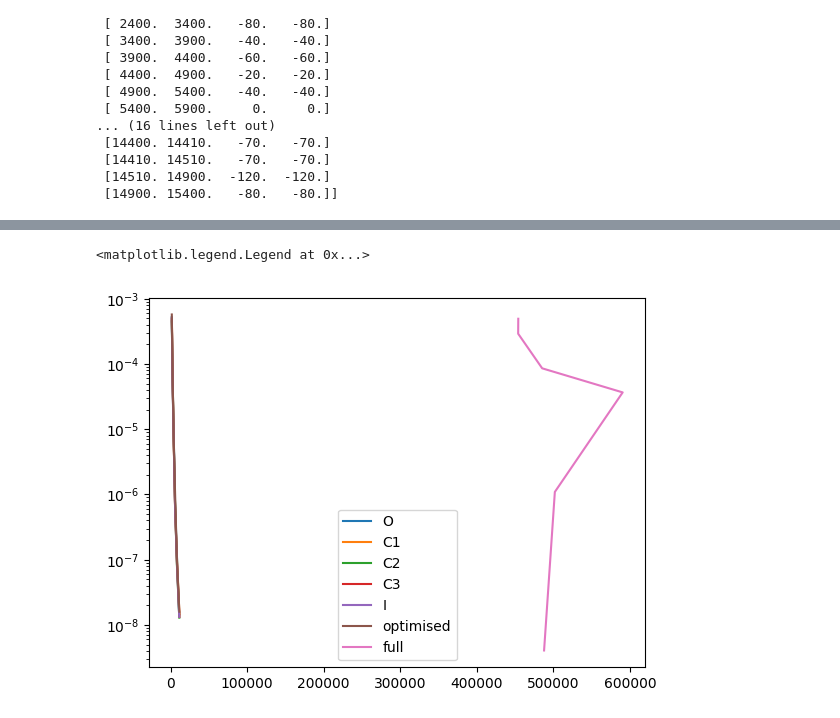
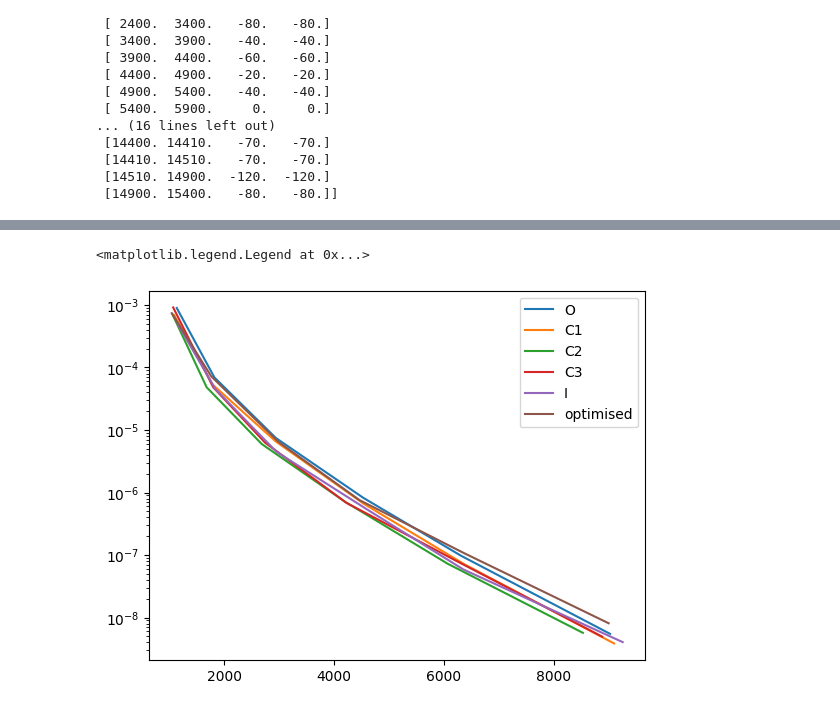
Before and after one commit to joeyshuttleworth/irreducible_markov_models, a Jupyter notebook: notebooks/model_reduction_demonstration.ipynb, the cells around one changed output, grey strips where cells are left out. Drawn from its saved outputs; the diff is of its cells as text; code cells hidden in the pictures.

Commit message:
Add alternative wang parameters

```diff
--- a/notebooks/model_reduction_demonstration.ipynb
+++ b/notebooks/model_reduction_demonstration.ipynb
@@ -453,7 +543,7 @@ Score when eliminating state I is 3.96e+00
 C, d = general_transform_with_reduction_vec(Q, resvec)
 mm = MarkovModel(symbols, C, d, mc.rate_expressions,
                  voltage=protocol_func,
-                 default_parameters=default_parameters,
+                 default_parameters=default_parameters_vec,
                  Q=Q, name=mc.name,
                  parameter_labels=parameter_labels,
                  GKr_index=GKr_index,
@@ -490,17 +580,19 @@ tols = 10.0**np.array(list(range(-8, -2)))
 rmse_vec = []
 steps_taken_vec = []
 for tol in tols:
-    count, ivp_res = count_solver_steps(mm, protocol, ts, tol=tol, y0=y0)
+    print(tol)
+    count, ivp_res = count_solver_steps(mm, protocol, ts, tol=tol, y0=y0, default_parameters=default_parameters_vec,
+                                       scaling_factor=args['scaling_factor'])
     steps_taken_vec.append(count)
     ivp_res = np.hstack([ivp_res, np.full((ivp_res.shape[0], 1), 1.0/np.sqrt(N))])
     ivp_res = np.linalg.solve(T, ivp_res.T).T
     rmse = np.sqrt(np.mean((ivp_res - ref_res)**2))
     rmse_vec.append(rmse)
     # Save some extra plots for debugging
-    plt.clf()
-    plt.plot(ts, ivp_res-ref_res)
-    plt.yscale('log')
-    plt.savefig("log_error_plot")
+    # plt.clf()
+    # plt.plot(ts, ivp_res-ref_res)
+    # plt.yscale('log')
+    # plt.savefig("log_error_plot")
 
 rmse_vec_opt = np.array(rmse_vec.copy())
 steps_taken_vec_opt = np.array(steps_taken_vec)
@@ -525,9 +623,6 @@ for tol in tols:
                                                         use_parameters=True)
 
         GKr_index = len(parameter_labels) - 1
-        default_parameters = np.array([val
-                                    for key, val in mc.default_values.items()
-                                    if (str(key) not in ['E_Kr', 'E_rev', 'V'] and val is not None)])
 
         symbols = {}
         symbols['v'] = sp.sympify('V')
@@ -536,14 +631,16 @@ for tol in tols:
                                   for s in labels])
         mm = MarkovModel(symbols, A, B, mc.rate_expressions,
                         voltage=protocol_func,
-                        default_parameters=default_parameters,
+                        default_parameters=default_parameters_vec,
                         Q=Q, name=mc.name,
                         parameter_labels=parameter_labels,
                         GKr_index=GKr_index,
                         E_rev=-80.0)
         mm.protocol_description = protocol
 
-        steps_taken, res = count_solver_steps(mm, protocol, ts, tol=tol)
+        steps_taken, res = count_solver_steps(mm, protocol, ts, tol=tol,
+                                              default_parameters=default_parameters_vec,
+                                              scaling_factor=args['scaling_factor'])
         steps_taken_vec.append(steps_taken)
 
         missing_state_res = 1.0 - res.sum(axis=1).flatten()
@@ -551,7 +648,7 @@ for tol in tols:
                         missing_state_res, axis=1)
         rmse = np.sqrt(np.mean((res - ref_res)**2))
         rmses.append(rmse)
-        plt.clf()
-        plt.plot(ts, res, label=labels + [eliminated_state])
-        plt.legend()
-        plt.savefig(f"{eliminated_state}_{tol:1e}_sol.pdf")
+        # plt.clf()
+        # plt.plot(ts, res, label=labels + [eliminated_state])
+        # plt.legend()
+        # plt.savefig(f"{eliminated_state}_{tol:1e}_sol.pdf")
@@ -622,12 +699,19 @@ print(rmses, steps_taken_vec)
 # %%
+steps_taken_vec = np.array(steps_taken_vec).reshape(len(tols), -1)
+rmses = np.array(rmses).reshape(len(tols), -1)
+
+rmses_all = np.hstack([rmses, rmse_vec_opt[:, None]])
+steps_taken_vec_all = np.hstack([steps_taken_vec, steps_taken_vec_opt[:, None]])
+
+
 # Plot results
 plt.clf()
-labels = [s for s in states] + ['optimised', 'full']
+labels = [s for s in states] + ['optimised']
 plt.plot(steps_taken_vec_all, rmses_all, label=labels)
 plt.yscale('log')
 # plt.xscale('log')
 plt.legend()
 # %% [output]
 <matplotlib.legend.Legend at 0x...>
-[figure, old version]
+[figure, new version]
 # %%
```
Also changed, not shown: parts of 10 cells of this notebook.
